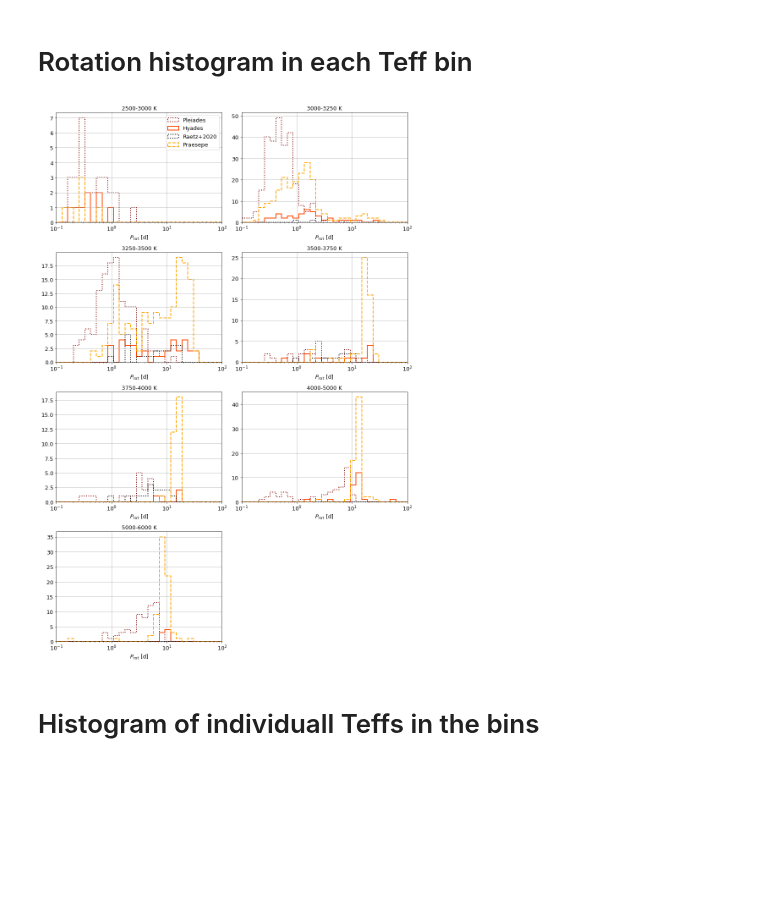
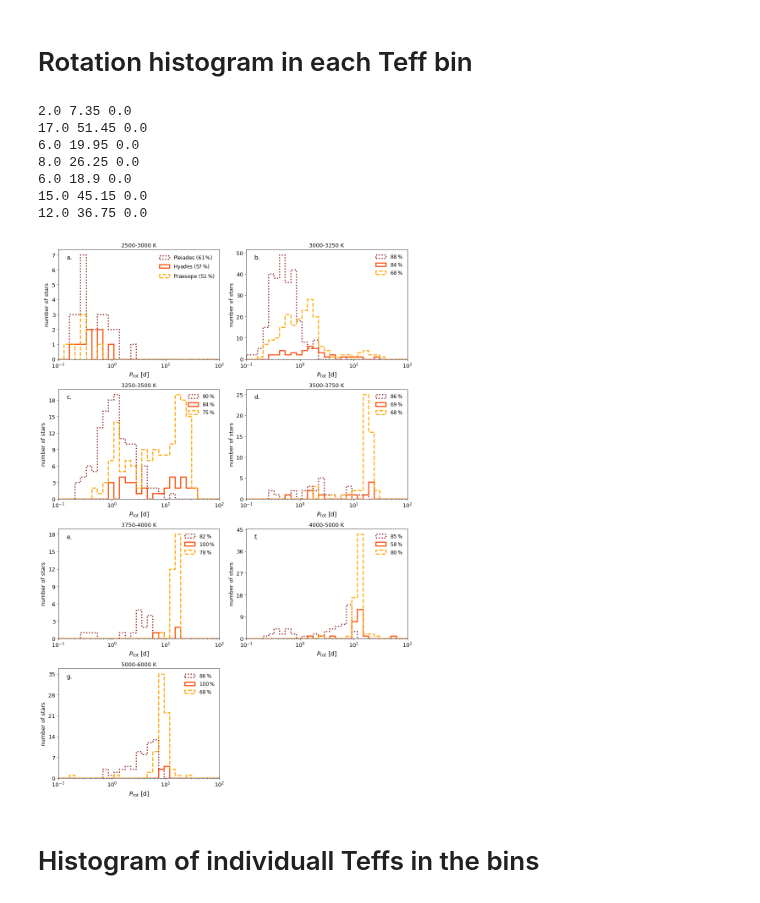
Before and after one commit to ekaterinailin/flares-in-clusters-with-k2-ii, a Jupyter notebook: VettingFlares/Rotation_histograms_pleiades_hyades_praesepe.ipynb, the cells around one changed output. Cells and saved outputs as stored; diff of their text form; code cells hidden in the pictures; blank space fills up the shorter version.

Commit message:
Added improvements to the rotation histograms.

```diff
--- a/VettingFlares/Rotation_histograms_pleiades_hyades_praesepe.ipynb
+++ b/VettingFlares/Rotation_histograms_pleiades_hyades_praesepe.ipynb
@@ -146,48 +146,85 @@ axes = [l for x in axes for l in x]
 k=0
 for bint, g in Tpleiades:
     g = g.drop_duplicates(subset=["EPIC","prot"])
+    r = df_pivot.loc[bint,('f',   'Pleiades')]
+    rstr = fr"${float(r)*100:.0f}\,\%$"
+    if k==0:
+        lab = fr"Pleiades ({rstr})"
+    else:
+        lab = fr"{rstr}"
     g.prot.hist(bins=bins, ax=axes[k],edgecolor="maroon", linestyle="dotted",
-                histtype="step",linewidth=2,label="Pleiades")
+                histtype="step",linewidth=2.5,label=lab)
+
     k += 1
 k=0
 for bint, g in Thyades:
     g = g.drop_duplicates(subset=["EPIC","prot"])
+    r = df_pivot.loc[bint,('f',   'Hyades')]
+    rstr = fr"${float(r)*100:.0f}\,\%$"
+    if k==0:
+        lab = fr"Hyades ({rstr})"
+    else:
+        lab = fr"{rstr}"
     g.prot.hist(bins=bins, ax=axes[k],edgecolor="orangered",
-                histtype="step",linewidth=2,label="Hyades")
+                histtype="step",linewidth=2.5,label=lab)
     k += 1
 
 #------------------------------------------------------
-k=0
-for bint, g in Traetz:
-    g = g.drop_duplicates(subset=["EPIC","Prot"])
-    g.Prot.hist(bins=bins, ax=axes[k],edgecolor="k", linestyle="dotted",
-                histtype="step",linewidth=2,label="Raetz+2020")
-    k += 1
+# k=0
+# for bint, g in Traetz:
+#     g = g.drop_duplicates(subset=["EPIC","Prot"])
+#     g.Prot.hist(bins=bins, ax=axes[k],edgecolor="k", linestyle="dotted",
+#                 histtype="step",linewidth=2,label="Raetz+2020")
+#     k += 1
 #------------------------------------------------------
 
 k=0
 for bint, g in Tpraesepe:
     g = g.drop_duplicates(subset=["EPIC","prot"])
+    r = df_pivot.loc[bint,('f',   'Praesepe')]
+    rstr = fr"${float(r)*100:.0f}\,\%$"
+    if k==0:
+        lab = fr"Praesepe ({rstr})"
+    else:
+        lab = fr"{rstr}"
     g.prot.hist(bins=bins, ax=axes[k],edgecolor="orange",
-                histtype="step",linewidth=2, linestyle="dashed",
-                label="Praesepe")
+                histtype="step",linewidth=2.5, linestyle="dashed",
+                label=lab)
 
     axes[k].set_title(bint + " K")
     axes[k].set_xscale("log")
     axes[k].set_xlim(.1,100)
-    axes[k].set_xlabel(r"$P_\mathrm{rot}$ [d]")
+    axes[k].set_xlabel(r"$P_\mathrm{rot}$ [d]", fontsize=14)
     k += 1
 
 
+numer = ["a.","b.","c.","d.","e.","f.","g."]
+for i, ax in enumerate(axes[:-1:]):
+    ax.grid(False)
+    ax.set_ylabel("number of stars")
+    start, end = ax.get_ylim()
+    print((end-start)//3, end, start)
+    ax.yaxis.set_ticks(np.arange(start, end, (end-start)//5))
+
+    ax.text(0.05, 0.9, numer[i], horizontalalignment='left',fontsize=14,
+                         verticalalignment='bottom', transform=ax.transAxes)
+    ax.legend(frameon=False, fontsize=12)
 
 axes[-1].axis('off')
-axes[0].legend()
+#axes[0].legend()
 plt.tight_layout()
 
-# plt.savefig(f"plots/{tstamp}_SpT_wise_rotation.png", dpi=300)
-# plt.savefig(f"{paperdir}pics/rotation/SpT_wise_rotation.png", dpi=300)
+plt.savefig(f"plots/{tstamp}_SpT_wise_rotation.png", dpi=300)
+plt.savefig(f"{paperdir}pics/rotation/SpT_wise_rotation.png", dpi=300)
 # %% [output]
+2.0 7.35 0.0
+17.0 51.45 0.0
+6.0 19.95 0.0
+8.0 26.25 0.0
+6.0 18.9 0.0
+15.0 45.15 0.0
+12.0 36.75 0.0
-[figure, old version]
+[figure, new version]
 # %% [markdown]
 # Histogram of individuall Teffs in the bins
 # %%
```
Also changed, not shown: parts of 4 cells of this notebook, 1 other file.
